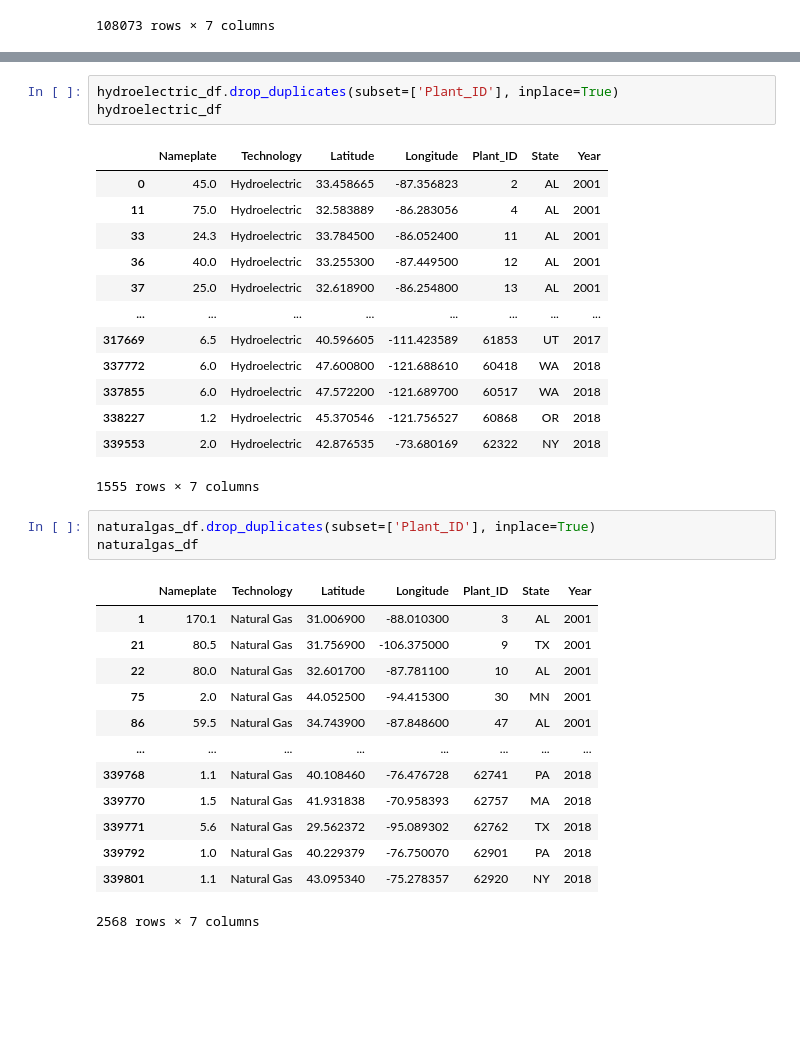
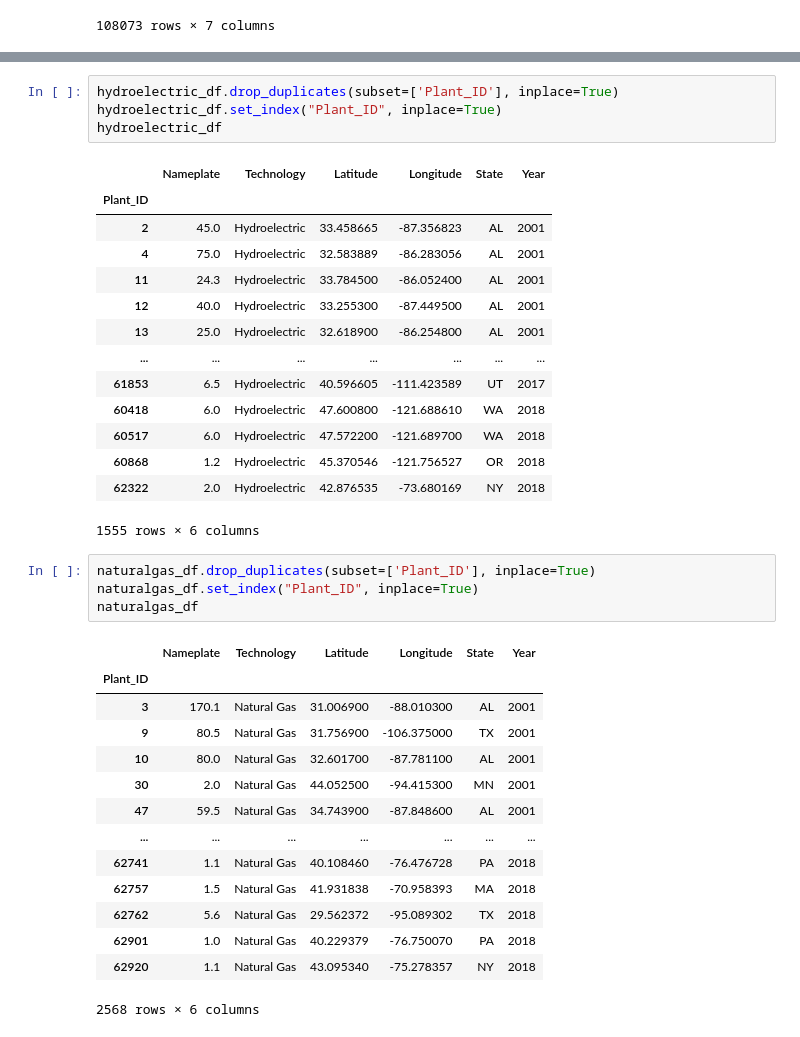
Before and after one commit to raj-cmyk/The-Coalition, a Jupyter notebook: load_data.ipynb, the cells around one changed output, grey strips where cells are left out. Saved outputs shown, nothing was run; the diff lists cells and outputs as text; blank space fills up the shorter version.

```diff
--- a/load_data.ipynb
+++ b/load_data.ipynb
@@ -675,36 +683,40 @@ nuclear_df
 # %%
 hydroelectric_df.drop_duplicates(subset=['Plant_ID'], inplace=True)
+hydroelectric_df.set_index("Plant_ID", inplace=True)
 hydroelectric_df
 # %% [output]
-|  | Nameplate | Technology | Latitude | Longitude | Plant_ID | State | Year |
-| 0 | 45.0 | Hydroelectric | 33.458665 | -87.356823 | 2 | AL | 2001 |
-| 11 | 75.0 | Hydroelectric | 32.583889 | -86.283056 | 4 | AL | 2001 |
-| 33 | 24.3 | Hydroelectric | 33.784500 | -86.052400 | 11 | AL | 2001 |
-| 36 | 40.0 | Hydroelectric | 33.255300 | -87.449500 | 12 | AL | 2001 |
-| 37 | 25.0 | Hydroelectric | 32.618900 | -86.254800 | 13 | AL | 2001 |
-| ... | ... | ... | ... | ... | ... | ... | ... |
-| 317669 | 6.5 | Hydroelectric | 40.596605 | -111.423589 | 61853 | UT | 2017 |
-| 337772 | 6.0 | Hydroelectric | 47.600800 | -121.688610 | 60418 | WA | 2018 |
-| 337855 | 6.0 | Hydroelectric | 47.572200 | -121.689700 | 60517 | WA | 2018 |
-| 338227 | 1.2 | Hydroelectric | 45.370546 | -121.756527 | 60868 | OR | 2018 |
-| 339553 | 2.0 | Hydroelectric | 42.876535 | -73.680169 | 62322 | NY | 2018 |
+|  | Nameplate | Technology | Latitude | Longitude | State | Year |
+| Plant_ID |  |  |  |  |  |  |
+| 2 | 45.0 | Hydroelectric | 33.458665 | -87.356823 | AL | 2001 |
+| 4 | 75.0 | Hydroelectric | 32.583889 | -86.283056 | AL | 2001 |
+| 11 | 24.3 | Hydroelectric | 33.784500 | -86.052400 | AL | 2001 |
+| 12 | 40.0 | Hydroelectric | 33.255300 | -87.449500 | AL | 2001 |
+| 13 | 25.0 | Hydroelectric | 32.618900 | -86.254800 | AL | 2001 |
+| ... | ... | ... | ... | ... | ... | ... |
+| 61853 | 6.5 | Hydroelectric | 40.596605 | -111.423589 | UT | 2017 |
+| 60418 | 6.0 | Hydroelectric | 47.600800 | -121.688610 | WA | 2018 |
+| 60517 | 6.0 | Hydroelectric | 47.572200 | -121.689700 | WA | 2018 |
+| 60868 | 1.2 | Hydroelectric | 45.370546 | -121.756527 | OR | 2018 |
+| 62322 | 2.0 | Hydroelectric | 42.876535 | -73.680169 | NY | 2018 |
-1555 rows × 7 columns
+1555 rows × 6 columns
 # %%
 naturalgas_df.drop_duplicates(subset=['Plant_ID'], inplace=True)
+naturalgas_df.set_index("Plant_ID", inplace=True)
 naturalgas_df
 # %% [output]
-|  | Nameplate | Technology | Latitude | Longitude | Plant_ID | State | Year |
-| 1 | 170.1 | Natural Gas | 31.006900 | -88.010300 | 3 | AL | 2001 |
-| 21 | 80.5 | Natural Gas | 31.756900 | -106.375000 | 9 | TX | 2001 |
-| 22 | 80.0 | Natural Gas | 32.601700 | -87.781100 | 10 | AL | 2001 |
-| 75 | 2.0 | Natural Gas | 44.052500 | -94.415300 | 30 | MN | 2001 |
-| 86 | 59.5 | Natural Gas | 34.743900 | -87.848600 | 47 | AL | 2001 |
-| ... | ... | ... | ... | ... | ... | ... | ... |
-| 339768 | 1.1 | Natural Gas | 40.108460 | -76.476728 | 62741 | PA | 2018 |
-| 339770 | 1.5 | Natural Gas | 41.931838 | -70.958393 | 62757 | MA | 2018 |
-| 339771 | 5.6 | Natural Gas | 29.562372 | -95.089302 | 62762 | TX | 2018 |
-| 339792 | 1.0 | Natural Gas | 40.229379 | -76.750070 | 62901 | PA | 2018 |
-| 339801 | 1.1 | Natural Gas | 43.095340 | -75.278357 | 62920 | NY | 2018 |
+|  | Nameplate | Technology | Latitude | Longitude | State | Year |
+| Plant_ID |  |  |  |  |  |  |
+| 3 | 170.1 | Natural Gas | 31.006900 | -88.010300 | AL | 2001 |
+| 9 | 80.5 | Natural Gas | 31.756900 | -106.375000 | TX | 2001 |
+| 10 | 80.0 | Natural Gas | 32.601700 | -87.781100 | AL | 2001 |
+| 30 | 2.0 | Natural Gas | 44.052500 | -94.415300 | MN | 2001 |
+| 47 | 59.5 | Natural Gas | 34.743900 | -87.848600 | AL | 2001 |
+| ... | ... | ... | ... | ... | ... | ... |
+| 62741 | 1.1 | Natural Gas | 40.108460 | -76.476728 | PA | 2018 |
+| 62757 | 1.5 | Natural Gas | 41.931838 | -70.958393 | MA | 2018 |
+| 62762 | 5.6 | Natural Gas | 29.562372 | -95.089302 | TX | 2018 |
+| 62901 | 1.0 | Natural Gas | 40.229379 | -76.750070 | PA | 2018 |
+| 62920 | 1.1 | Natural Gas | 43.095340 | -75.278357 | NY | 2018 |
-2568 rows × 7 columns
+2568 rows × 6 columns
 # %%
 other_df.drop_duplicates(subset=['Plant_ID'], inplace=True)
```
Also changed, not shown: parts of 18 cells of this notebook, 8 other files.
